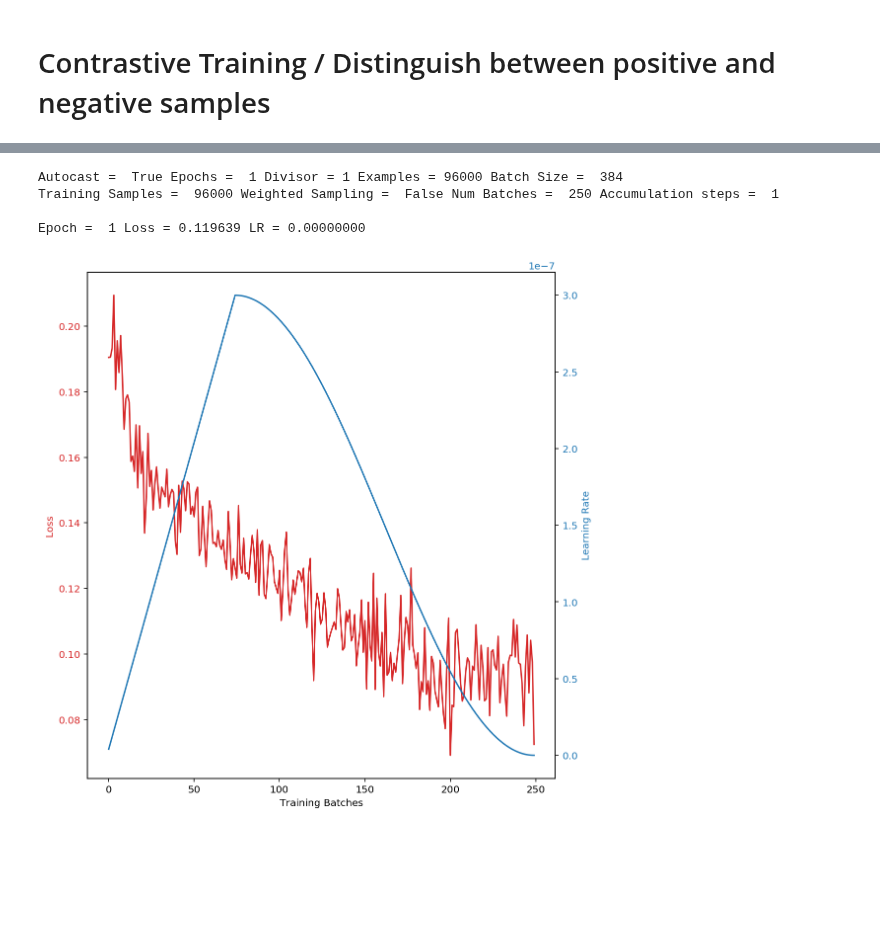
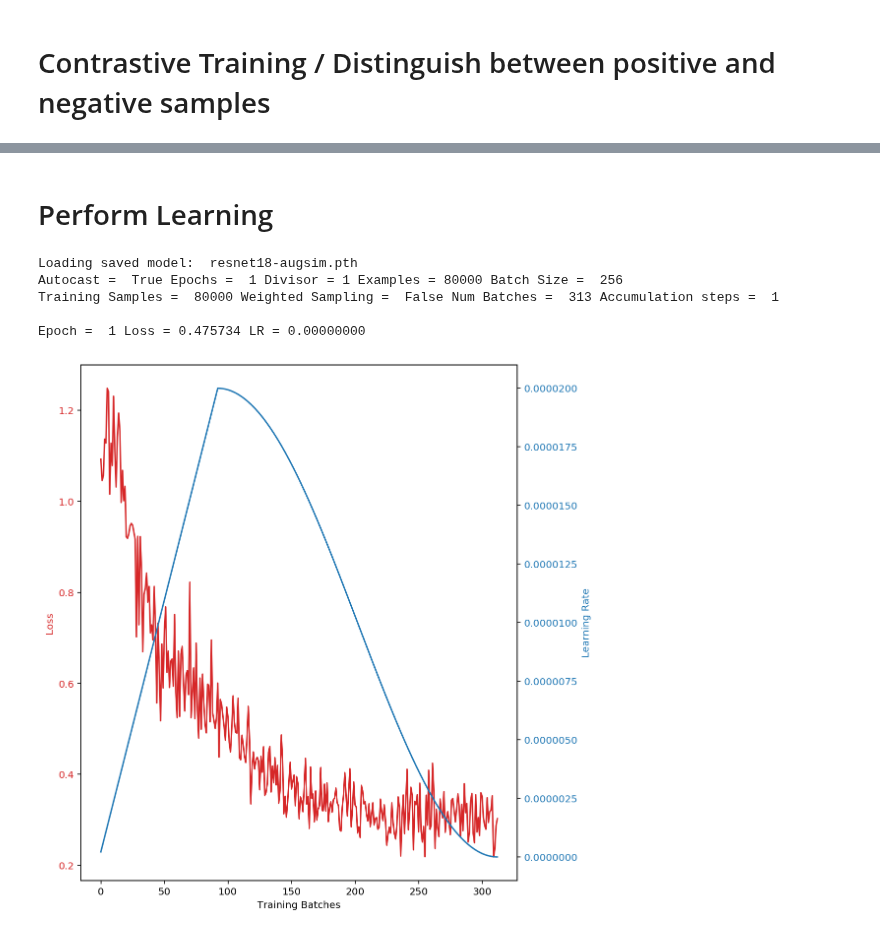
Before and after one commit to faizanahemad/facebook-hateful-memes, a Jupyter notebook: notebooks/SSL-Image-Models.ipynb, the cells around one changed output, grey strips where cells are left out. Saved outputs shown, nothing was run; the diff lists cells and outputs as text; code cells hidden in the pictures; blank space fills up the shorter version.

Commit message:
Image Self Learning

```diff
--- a/notebooks/SSL-Image-Models.ipynb
+++ b/notebooks/SSL-Image-Models.ipynb
@@ -251,15 +181,24 @@ Loading saved model:  resnet18-augsim.pth
 # %%
+lr_strategy = {
+    "model": {
+        "lr": optimizer_params["lr"] / 100,
+        "7": {"lr": optimizer_params["lr"]/10},
+        "8": {"lr": optimizer_params["lr"]},
+        "finetune": True,
+    }
+}
+
 class ImageDiscriminator(torch.nn.Module):
     def __init__(self, model, dims):
         super().__init__()
         self.model = model
         self.pool = nn.AdaptiveAvgPool2d(1)
-        layer1 = nn.Linear(dims * 2, dims * 2)
+        layer1 = nn.Linear(dims * 2, dims)
         init_fc(layer1, "leaky_relu")
-        layer2 = nn.Linear(dims * 2, 2)
+        layer2 = nn.Linear(dims, 2)
         init_fc(layer2, "linear")
-        self.classifier = nn.Sequential(nn.Dropout(0.1), nn.LayerNorm(dims * 2),
-                                        layer1, nn.LeakyReLU(), GaussianNoise(0.1), layer2)
+        self.classifier = nn.Sequential(nn.Dropout(0.2), nn.LayerNorm(dims * 2),
+                                        layer1, nn.LeakyReLU(), GaussianNoise(0.5), layer2)
         self.loss = nn.CrossEntropyLoss()
 
     def forward(self, data):
@@ -274,26 +213,4 @@ class ImageDiscriminator(torch.nn.Module):
         loss = self.loss(logits, labels.to(get_device()).long())
         logits = torch.softmax(logits, dim=1)
         return logits, features, features, loss
-
-# Test with only classifier as grad for max acc.
-# %%
-
-epochs = 1
-batch_size = 512
-lr_strategy = {
-    "model": {
-        "lr": optimizer_params["lr"] / 100,
-        "7": {"lr": optimizer_params["lr"]/10},
-        "8": {"lr": optimizer_params["lr"]},
-        "finetune": False,
-    }
-}
-
-model_fn = model_builder(ImageDiscriminator,
-                         dict(model=im_model, dims=shapes[0]),
-                         per_param_opts_fn=lr_strategy,
-                         optimiser_class=optimizer,
-                         optimiser_params=optimizer_params)
-
-model, optim = model_fn()
 # %%
@@ -345,14 +285,0 @@ Epoch =  1 Loss = 0.361187 LR = 0.00000000
-# %%
-data["train"] = df.sample(frac=0.8)
-
-dataset = convert_dataframe_to_dataset(data["train"], data["metadata"], True)
-model, optimizer = model_fn()
-train_losses, learning_rates = train(model, optimizer, scheduler_init_fn, batch_size, epochs, dataset,
-                                     model_call_back=None, accumulation_steps=1, plot=True,
-                                     sampling_policy=None, class_weights=None)
-# %% [output]
-Autocast =  True Epochs =  1 Divisor = 1 Examples = 96000 Batch Size =  384
-Training Samples =  96000 Weighted Sampling =  False Num Batches =  250 Accumulation steps =  1
-
-Epoch =  1 Loss = 0.119639 LR = 0.00000000
-[figure, removed]
@@ -360,0 +286,2 @@ save(model.model, model.tokenizer, output_dir="./model-nsp")
+# %% [markdown]
+# Perform Learning
@@ -360,0 +290,10 @@ save(model.model, model.tokenizer, output_dir="./model-nsp")
+# %%
+contrastive_training("resnet18", epochs = 1, batch_size = 256,
+                     cache_images = False, dev = False)
+# %% [output]
+Loading saved model:  resnet18-augsim.pth
+Autocast =  True Epochs =  1 Divisor = 1 Examples = 80000 Batch Size =  256
+Training Samples =  80000 Weighted Sampling =  False Num Batches =  313 Accumulation steps =  1
+
+Epoch =  1 Loss = 0.475734 LR = 0.00000000
+[figure, added]
```
Also changed, not shown: parts of 12 cells of this notebook.
